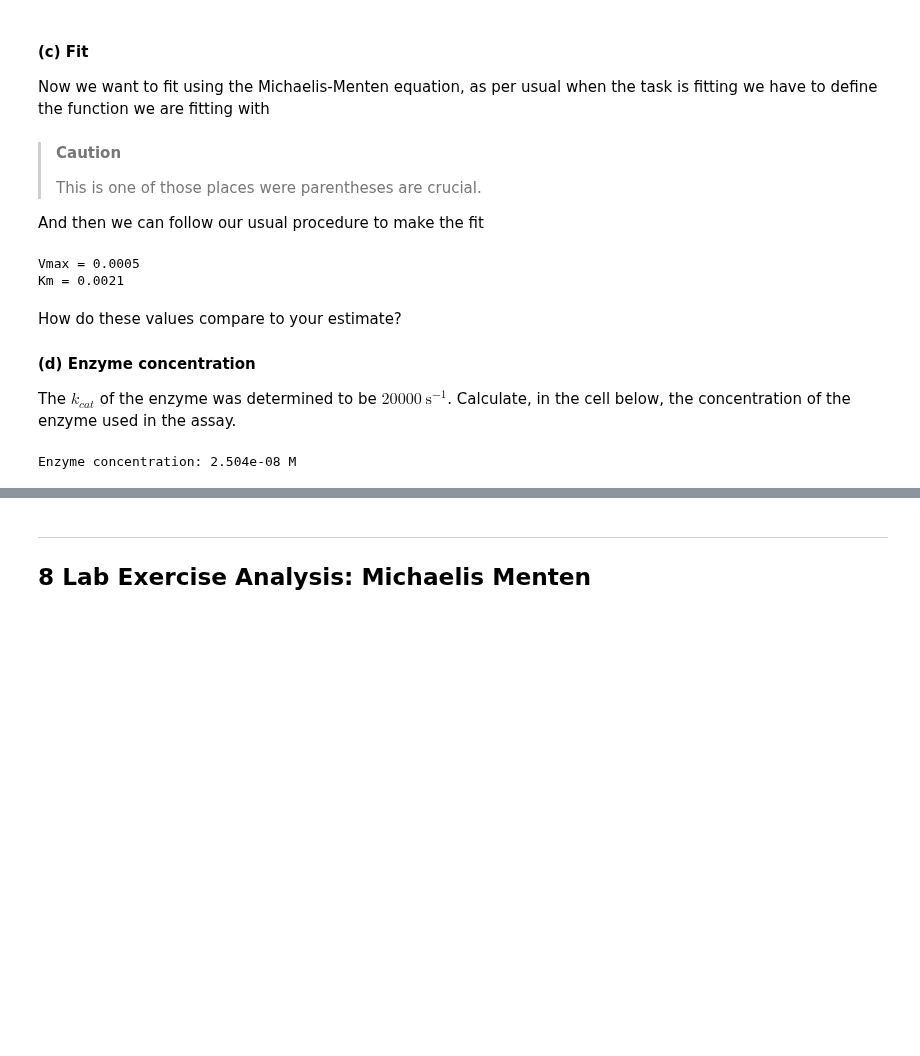
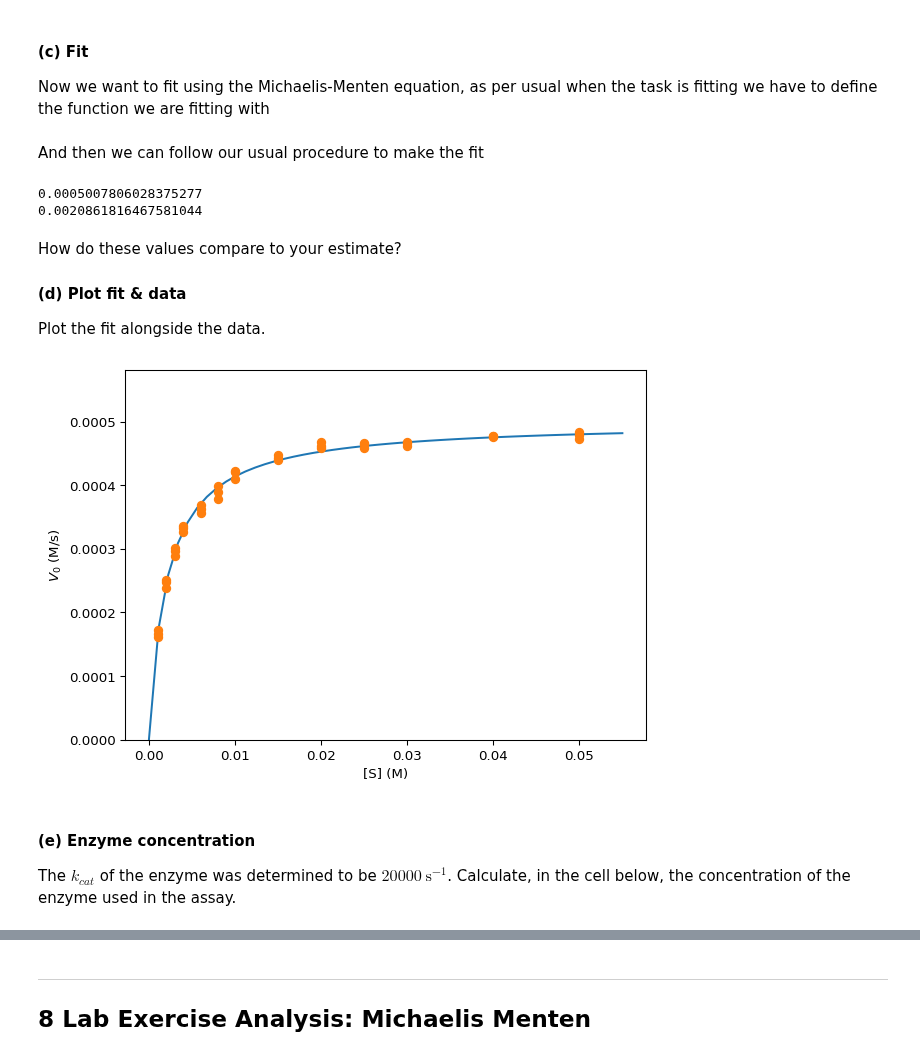
Before and after one commit to au-mbg/fysisk-biokemi, a Jupyter notebook: built_notebooks/master/week_47.ipynb, the cells around one changed output, grey strips where cells are left out. Drawn from its saved outputs; the diff is of its cells as text; code cells hidden in the pictures; blank space fills up the shorter version.

```diff
--- a/built_notebooks/master/week_47.ipynb
+++ b/built_notebooks/master/week_47.ipynb
@@ -1124,38 +1137,58 @@ ax.set_ylim(0, df['V0_(M/s)'].max()*1.2)
 Now we want to fit using the Michaelis-Menten equation, as per usual
 when the task is fitting we have to define the function we are fitting
 with
-# %%
-def michaelis_menten(S, Vmax, Km):
-    return (Vmax * S) / (Km + S)
+# %%
+def michaelis_menten(S, K_M, Vmax):
+    ## Your task: Implement the Michaelis-Menten equation.
+    ## Be careful with parentheses.
+    result = (Vmax * S) / (K_M + S)
+    return result
 # %% [markdown]
-> **Caution**
->
-> This is one of those places were parentheses are crucial.
-
 And then we can follow our usual procedure to make the fit
-# %%
-x_data = df['[S]_(M)']
-y_data = df['V0_(M/s)']
-
-popt, pcov = curve_fit(michaelis_menten, x_data, y_data)
-Vmax, Km = popt
-
-print(f"{Vmax = :.4f}")
-print(f"{Km = :.4f}")
-# %% [output]
-Vmax = 0.0005
-Km = 0.0021
+# %%
+initial_guess = [K_M_estimate, Vmax_estimate]
+
+## Your task: Use curve_fit
+fitted_parameters, trash = curve_fit(michaelis_menten, df['[S]_(M)'], df['V0_(M/s)'], initial_guess)
+
+## Extracts and prints
+K_M_fit, Vmax_fit = fitted_parameters
+print(Vmax_fit)
+print(K_M_fit)
+# %% [output]
+0.0005007806028375277
+0.0020861816467581044
+# %% [markdown]
+How do these values compare to your estimate?
+
+#### (d) Plot fit & data
+
+Plot the fit alongside the data.
+# %%
+## Your task: Evaluate the fit
+S_smooth = np.linspace(0, 0.055)
+V0_fit = michaelis_menten(S_smooth, K_M_fit, Vmax_estimate)
+
+## Your task: Make the plot
+fig, ax = plt.subplots()
+
+## Your task: Make plot of the fit.
+ax.plot(S_smooth, V0_fit)
+
+## This plot the data and sets the options as before.
+ax.plot(df['[S]_(M)'], df['V0_(M/s)'], 'o')
+
+## Sets x and y-axis labels:
+ax.set_xlabel('[S] (M)')
+ax.set_ylabel('$V_0$ (M/s)')
+
+## EXTRA: Sets the y-axis limits.
+ax.set_ylim(0, df['V0_(M/s)'].max()*1.2)
+# %% [output]
+[figure, added]
 # %% [markdown]
-How do these values compare to your estimate?
-
-#### (d) Enzyme concentration
+#### (e) Enzyme concentration
 
 The $k_{cat}$ of the enzyme was determined to be
 $20000 \ \text{s}^{-1}$. Calculate, in the cell below, the concentration
 of the enzyme used in the assay.
-# %%
-kcat = 20000
-enzyme_concentration = Vmax / kcat
-print(f'Enzyme concentration: {enzyme_concentration:.3e} M')
-# %% [output]
-Enzyme concentration: 2.504e-08 M
```
Also changed, not shown: parts of 6 cells of this notebook, 13 other files.
